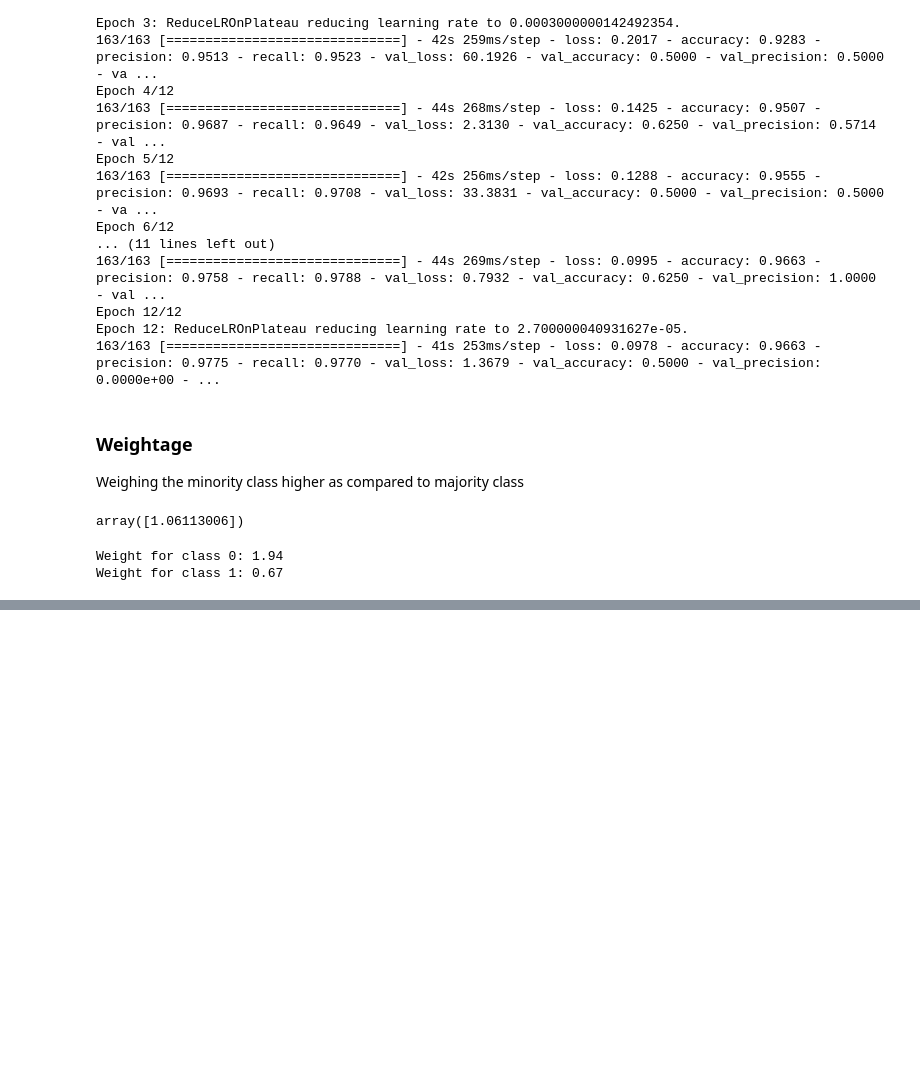
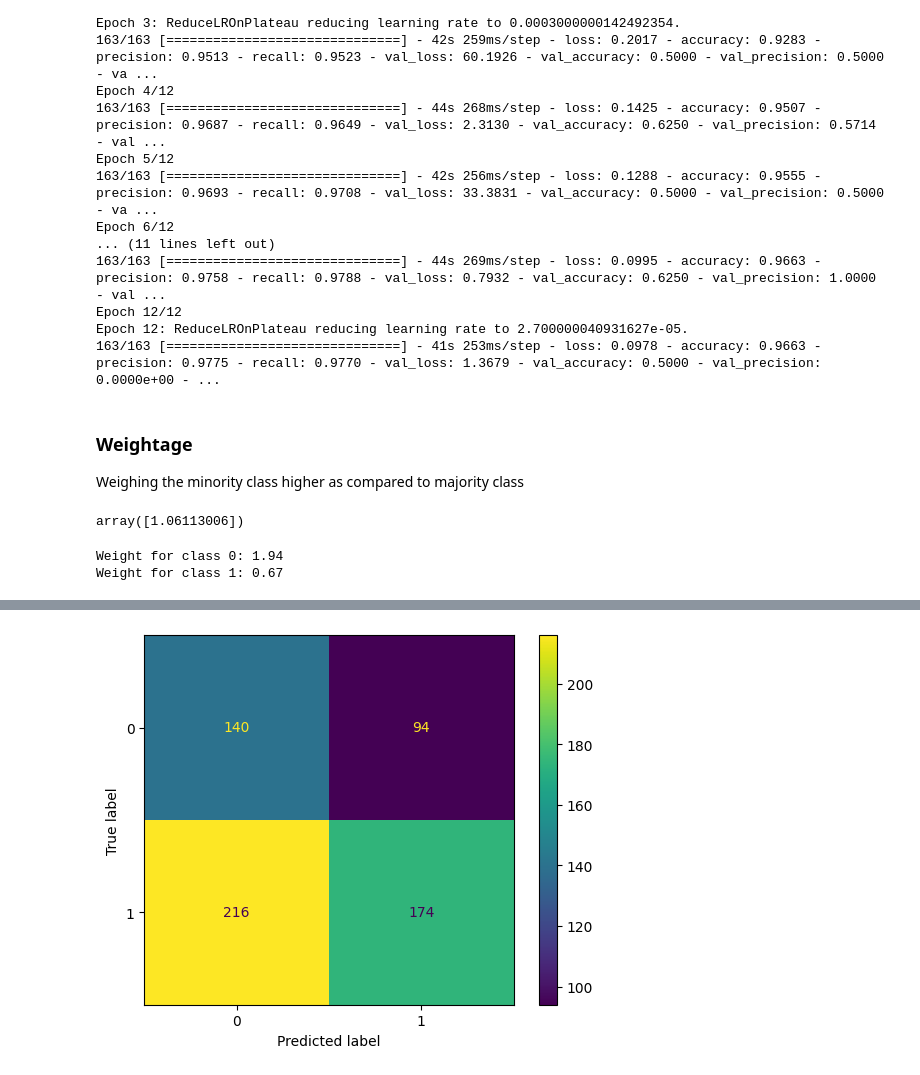
Before and after one commit to AdriBh/JupyterNotebooks-ML-DS-AI, a Jupyter notebook: PneumoniaClassification.ipynb, the cells around one changed output, grey strips where cells are left out. Cells and saved outputs as stored; diff of their text form; code cells hidden in the pictures; blank space fills up the shorter version.

```diff
--- a/PneumoniaClassification.ipynb
+++ b/PneumoniaClassification.ipynb
@@ -736,0 +802,36 @@ Epoch 4/12
+# %%
+model_9 = Sequential([
+        Input(shape=(150,150,1)),
+
+        Conv2D(16, 3, activation='relu', padding='same'),
+        Conv2D(16, 3, activation='relu', padding='same'),
+        MaxPool2D(),
+
+        conv_block(32),
+        conv_block(64),
+
+        conv_block(128),
+        Dropout(0.2),
+
+        conv_block(256),
+        Dropout(0.2),
+
+        Flatten(),
+        dense_block(512, 0.7),
+        dense_block(128, 0.5),
+        dense_block(64, 0.3),
+
+        Dense(1, activation='sigmoid')
+    ])
+# %%
+model_9.compile(loss="binary_crossentropy",optimizer=Adam(),
+                 metrics = ['accuracy', tf.keras.metrics.Precision(name='precision'),tf.keras.metrics.Recall(name='recall')])
+# %%
+hist_9 = model_9.fit(
+    train_data,
+    epochs=25,
+    steps_per_epoch = len(train_data),
+    validation_data=valid_data,
+    validation_steps=len(valid_data),
+    class_weight = class_weight
+)
@@ -736,0 +856,3 @@ Epoch 4/12
+# %%
+y_preds = model_9.predict(test_data)
+y_preds = tf.round(y_preds)
@@ -736,0 +872,4 @@ Epoch 4/12
+# %%
+plot_confusion_matrix(y,y_preds)
+# %% [output]
+[figure, added]
```
Also changed, not shown: parts of 23 cells of this notebook.
